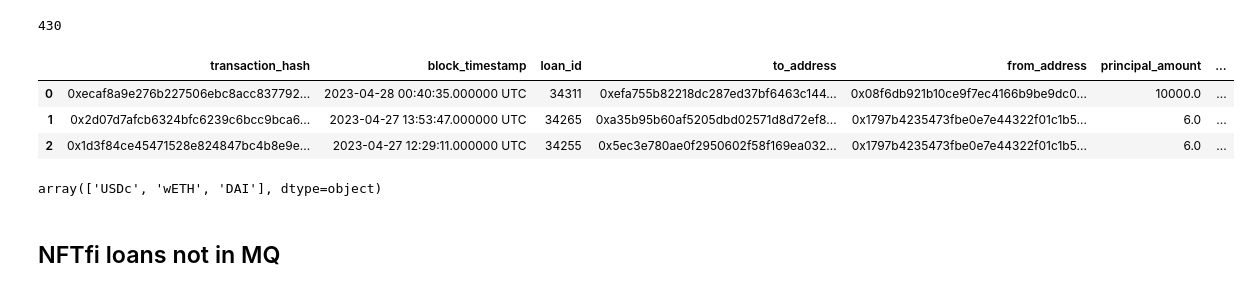
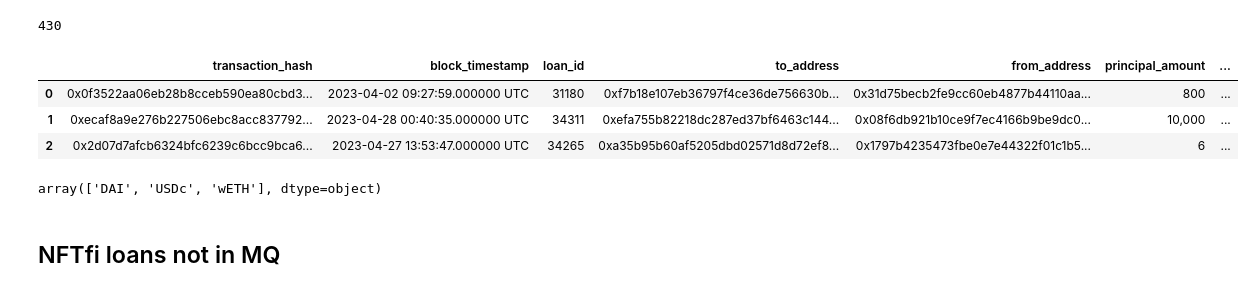
Before and after one commit to datagemsai/ChartGPT-API, a Jupyter notebook: analysis/nftfi_transaction_hash_nq.ipynb, the cells around one changed output. Drawn from its saved outputs; the diff is of its cells as text; code cells hidden in the pictures.

```diff
--- a/analysis/nftfi_transaction_hash_nq.ipynb
+++ b/analysis/nftfi_transaction_hash_nq.ipynb
@@ -378,8 +365,3 @@ april_mq.shape, april_nftfi.shape
 april_nftfi.shape[0] - april_mq.shape[0]
 # %% [output]
 932
-# %%
-print(f'nftfi: {april_nftfi.shape[0]}, mq: {april_mq.shape[0]}')
-mq_not_in_nftfi = pd.merge(left=april_mq, right=april_nftfi, on='transaction_hash', how='left')
-nftfi_not_in_mq = pd.merge(left=april_nftfi, right=april_mq, on='transaction_hash', how='left')
-print(f'mq_not_in_nftfi: {mq_not_in_nftfi.shape[0]}, nftfi_not_in_mq: {nftfi_not_in_mq.shape[0]}')
@@ -456,18 +425,18 @@ len(mq_loans_not_in_nftfi)
 430
 # %%
 # MQ loans not in NFTfi
-mq_not_in_nftfi = april_mq[april_mq['loan_id_cleaned'].isin(mq_loans_not_in_nftfi)].reset_index(drop=True)
+# mq_not_in_nftfi = april_mq[april_mq['loan_id_cleaned'].isin(mq_loans_not_in_nftfi)].reset_index(drop=True)
 mq_not_in_nftfi.head(3)
 # %% [output]
 |  | transaction_hash | block_timestamp | loan_id | to_address | from_address | principal_amount | ... |
-| 0 | 0xecaf8a9e276b227506ebc8acc837792... | 2023-04-28 00:40:35.000000 UTC | 34311 | 0xefa755b82218dc287ed37bf6463c144... | 0x08f6db921b10ce9f7ec4166b9be9dc0... | 10000.0 | ... |
-| 1 | 0x2d07d7afcb6324bfc6239c6bcc9bca6... | 2023-04-27 13:53:47.000000 UTC | 34265 | 0xa35b95b60af5205dbd02571d8d72ef8... | 0x1797b4235473fbe0e7e44322f01c1b5... | 6.0 | ... |
-| 2 | 0x1d3f84ce45471528e824847bc4b8e9e... | 2023-04-27 12:29:11.000000 UTC | 34255 | 0x5ec3e780ae0f2950602f58f169ea032... | 0x1797b4235473fbe0e7e44322f01c1b5... | 6.0 | ... |
+| 0 | 0x0f3522aa06eb28b8cceb590ea80cbd3... | 2023-04-02 09:27:59.000000 UTC | 31180 | 0xf7b18e107eb36797f4ce36de756630b... | 0x31d75becb2fe9cc60eb4877b44110aa... | 800 | ... |
+| 1 | 0xecaf8a9e276b227506ebc8acc837792... | 2023-04-28 00:40:35.000000 UTC | 34311 | 0xefa755b82218dc287ed37bf6463c144... | 0x08f6db921b10ce9f7ec4166b9be9dc0... | 10,000 | ... |
+| 2 | 0x2d07d7afcb6324bfc6239c6bcc9bca6... | 2023-04-27 13:53:47.000000 UTC | 34265 | 0xa35b95b60af5205dbd02571d8d72ef8... | 0x1797b4235473fbe0e7e44322f01c1b5... | 6 | ... |
 # %%
 # We need to explore this table
 mq_not_in_nftfi.erc20_name.unique()
 # %% [output]
-array(['USDc', 'wETH', 'DAI'], dtype=object)
+array(['DAI', 'USDc', 'wETH'], dtype=object)
 # %% [markdown]
 ## NFTfi loans not in MQ
 # %%
```
Also changed, not shown: parts of 14 cells of this notebook.
